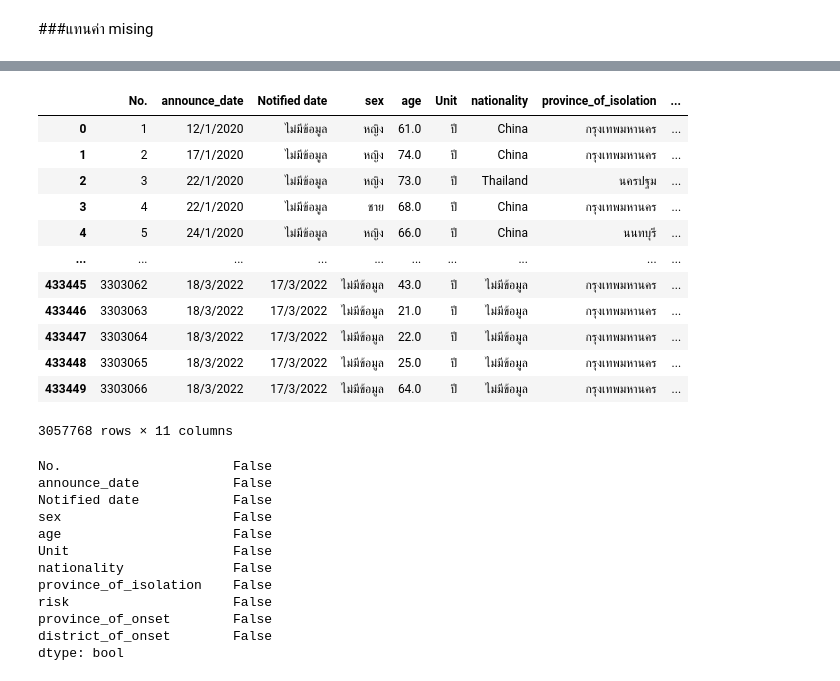
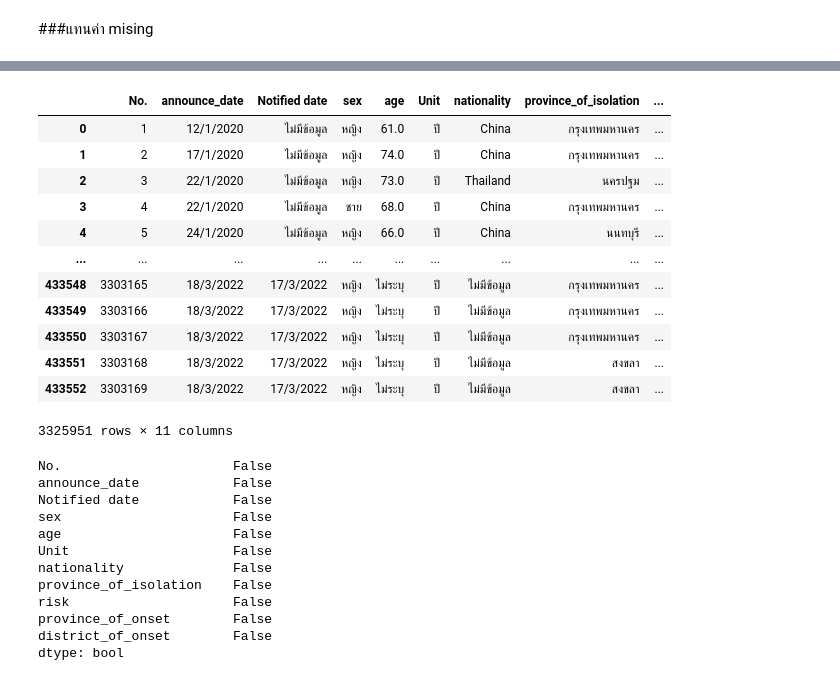
Before and after one commit to Nunticha24/data_viz_2022, a Jupyter notebook: Project_Dinosaur.ipynb, the cells around one changed output, grey strips where cells are left out. Drawn from its saved outputs; the diff is of its cells as text; code cells hidden in the pictures.

```diff
--- a/Project_Dinosaur.ipynb
+++ b/Project_Dinosaur.ipynb
@@ -188,23 +188,23 @@ province_of_onset        False
 district_of_onset        False
 Unnamed: 11               True
 dtype: bool
-# %%
-Covid = Covid.dropna()
-Covid
-# %% [output]
-|  | No. | announce_date | Notified date | sex | age | Unit | nationality | province_of_isolation | ... |
-| 0 | 1 | 12/1/2020 | ไม่มีข้อมูล | หญิง | 61.0 | ปี | China | กรุงเทพมหานคร | ... |
-| 1 | 2 | 17/1/2020 | ไม่มีข้อมูล | หญิง | 74.0 | ปี | China | กรุงเทพมหานคร | ... |
-| 2 | 3 | 22/1/2020 | ไม่มีข้อมูล | หญิง | 73.0 | ปี | Thailand | นครปฐม | ... |
-| 3 | 4 | 22/1/2020 | ไม่มีข้อมูล | ชาย | 68.0 | ปี | China | กรุงเทพมหานคร | ... |
-| 4 | 5 | 24/1/2020 | ไม่มีข้อมูล | หญิง | 66.0 | ปี | China | นนทบุรี | ... |
-| ... | ... | ... | ... | ... | ... | ... | ... | ... | ... |
-| 433445 | 3303062 | 18/3/2022 | 17/3/2022 | ไม่มีข้อมูล | 43.0 | ปี | ไม่มีข้อมูล | กรุงเทพมหานคร | ... |
-| 433446 | 3303063 | 18/3/2022 | 17/3/2022 | ไม่มีข้อมูล | 21.0 | ปี | ไม่มีข้อมูล | กรุงเทพมหานคร | ... |
-| 433447 | 3303064 | 18/3/2022 | 17/3/2022 | ไม่มีข้อมูล | 22.0 | ปี | ไม่มีข้อมูล | กรุงเทพมหานคร | ... |
-| 433448 | 3303065 | 18/3/2022 | 17/3/2022 | ไม่มีข้อมูล | 25.0 | ปี | ไม่มีข้อมูล | กรุงเทพมหานคร | ... |
-| 433449 | 3303066 | 18/3/2022 | 17/3/2022 | ไม่มีข้อมูล | 64.0 | ปี | ไม่มีข้อมูล | กรุงเทพมหานคร | ... |
-3057768 rows × 11 columns
+# %%
+Covid.drop(['Unnamed: 11'], axis=1, inplace=True)
+Covid
+# %% [output]
+|  | No. | announce_date | Notified date | sex | age | Unit | nationality | province_of_isolation | ... |
+| 0 | 1 | 12/1/2020 | ไม่มีข้อมูล | หญิง | 61.0 | ปี | China | กรุงเทพมหานคร | ... |
+| 1 | 2 | 17/1/2020 | ไม่มีข้อมูล | หญิง | 74.0 | ปี | China | กรุงเทพมหานคร | ... |
+| 2 | 3 | 22/1/2020 | ไม่มีข้อมูล | หญิง | 73.0 | ปี | Thailand | นครปฐม | ... |
+| 3 | 4 | 22/1/2020 | ไม่มีข้อมูล | ชาย | 68.0 | ปี | China | กรุงเทพมหานคร | ... |
+| 4 | 5 | 24/1/2020 | ไม่มีข้อมูล | หญิง | 66.0 | ปี | China | นนทบุรี | ... |
+| ... | ... | ... | ... | ... | ... | ... | ... | ... | ... |
+| 433548 | 3303165 | 18/3/2022 | 17/3/2022 | หญิง | ไม่ระบุ | ปี | ไม่มีข้อมูล | กรุงเทพมหานคร | ... |
+| 433549 | 3303166 | 18/3/2022 | 17/3/2022 | หญิง | ไม่ระบุ | ปี | ไม่มีข้อมูล | กรุงเทพมหานคร | ... |
+| 433550 | 3303167 | 18/3/2022 | 17/3/2022 | หญิง | ไม่ระบุ | ปี | ไม่มีข้อมูล | กรุงเทพมหานคร | ... |
+| 433551 | 3303168 | 18/3/2022 | 17/3/2022 | หญิง | ไม่ระบุ | ปี | ไม่มีข้อมูล | สงขลา | ... |
+| 433552 | 3303169 | 18/3/2022 | 17/3/2022 | หญิง | ไม่ระบุ | ปี | ไม่มีข้อมูล | สงขลา | ... |
+3325951 rows × 11 columns
 # %%
 Covid.isnull().any()
 # %% [output]
```
Also changed, not shown: parts of 15 cells of this notebook.
